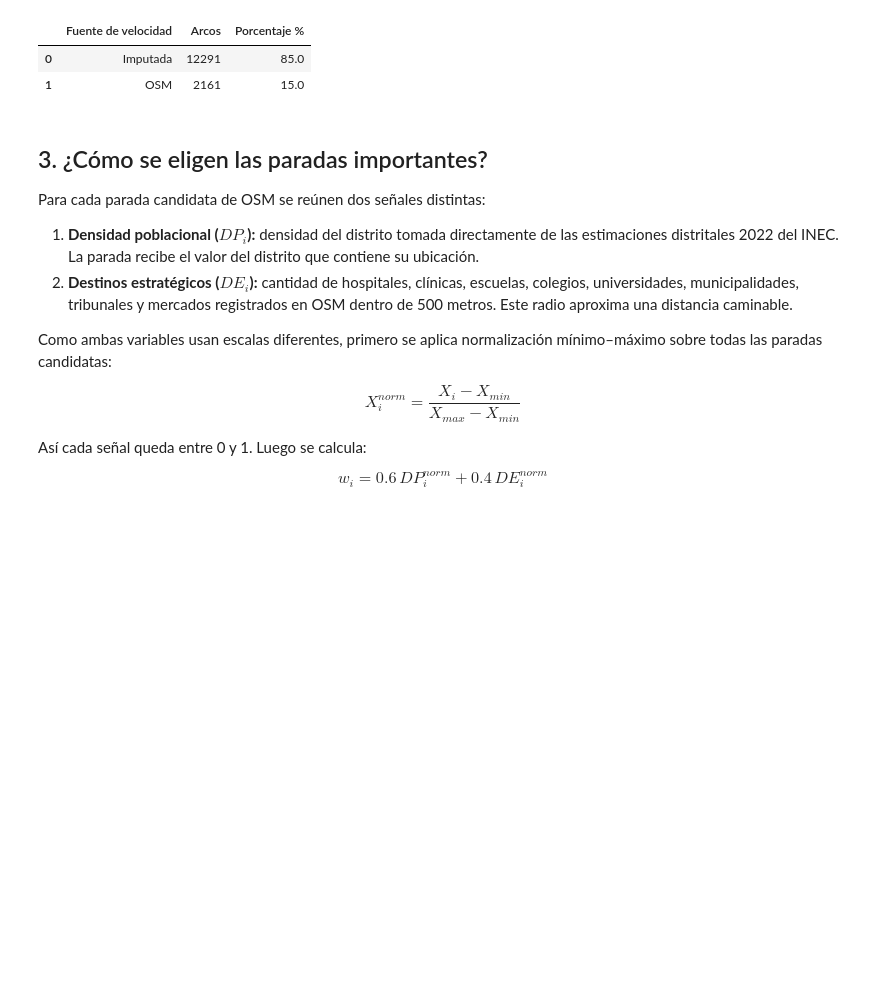
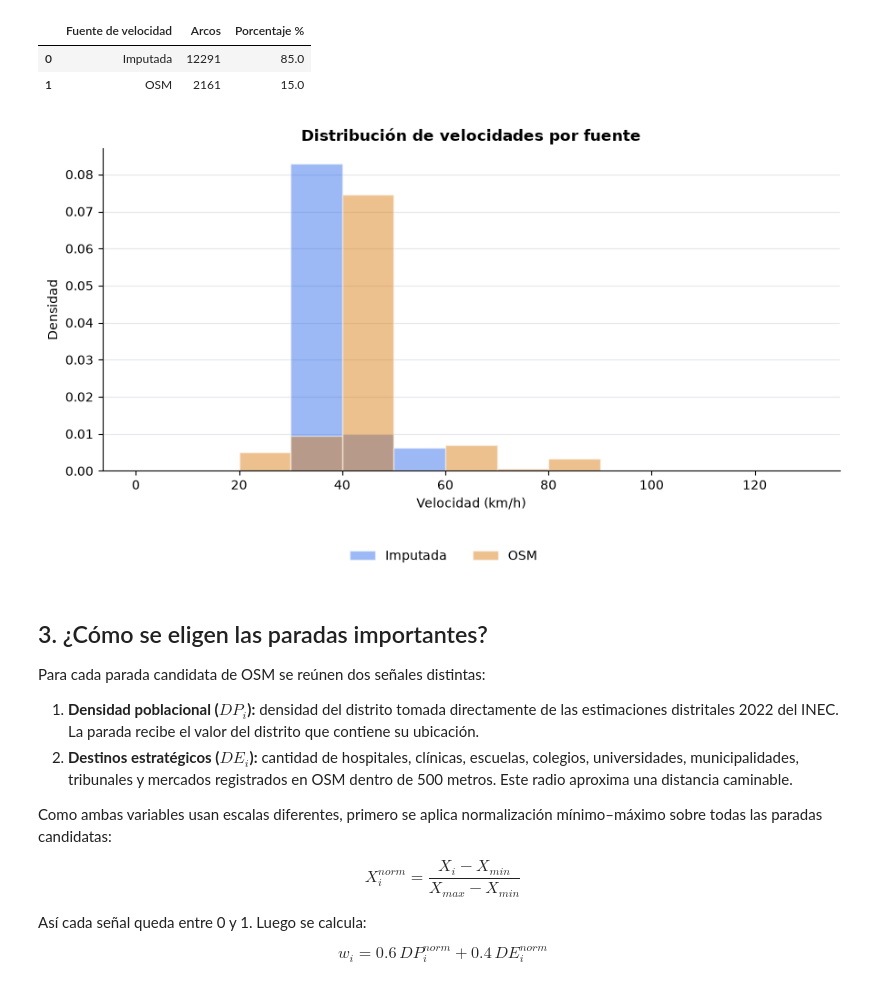
Before and after one commit to jcourrau/rutas_gam, a Jupyter notebook: Avance_Grupo1_Rutas_GAM.ipynb, the cells around one changed output. Saved outputs shown, nothing was run; the diff lists cells and outputs as text; code cells hidden in the pictures; blank space fills up the shorter version.

```diff
--- a/Avance_Grupo1_Rutas_GAM.ipynb
+++ b/Avance_Grupo1_Rutas_GAM.ipynb
@@ -72,6 +72,29 @@ Arcos dirigidos: 14,452
 |  | Fuente de velocidad | Arcos | Porcentaje % |
 | 0 | Imputada | 12291 | 85.0 |
 | 1 | OSM | 2161 | 15.0 |
+# %%
+velocidades_por_fuente = {
+    fuente: [float(datos["speed_kph"]) for _, _, _, datos in grafo.edges(keys=True, data=True)
+             if datos["speed_source"] == fuente]
+    for fuente in ["Imputada", "OSM"]
+}
+
+fig, ax = plt.subplots(figsize=(9, 5))
+for fuente, color in [("Imputada", "#2563eb"), ("OSM", "#d97706")]:
+    valores = velocidades_por_fuente[fuente]
+    ax.hist(valores, bins=range(0, 131, 10), density=True, alpha=0.45,
+            color=color, edgecolor="white", label=fuente)
+ax.set_title("Distribución de velocidades por fuente", fontweight="bold")
+ax.set_xlabel("Velocidad (km/h)")
+ax.set_ylabel("Densidad")
+ax.spines[["top", "right"]].set_visible(False)
+ax.grid(axis="y", color="#e5e7eb", linewidth=0.8)
+ax.set_axisbelow(True)
+fig.legend(loc="lower center", ncol=2, frameon=False, bbox_to_anchor=(0.5, -0.01))
+fig.tight_layout(rect=(0, 0.1, 1, 1))
+plt.show()
+# %% [output]
+[figure, added]
 # %% [markdown]
 ## 3. ¿Cómo se eligen las paradas importantes?
 
```
Also changed, not shown: 2 other files.
